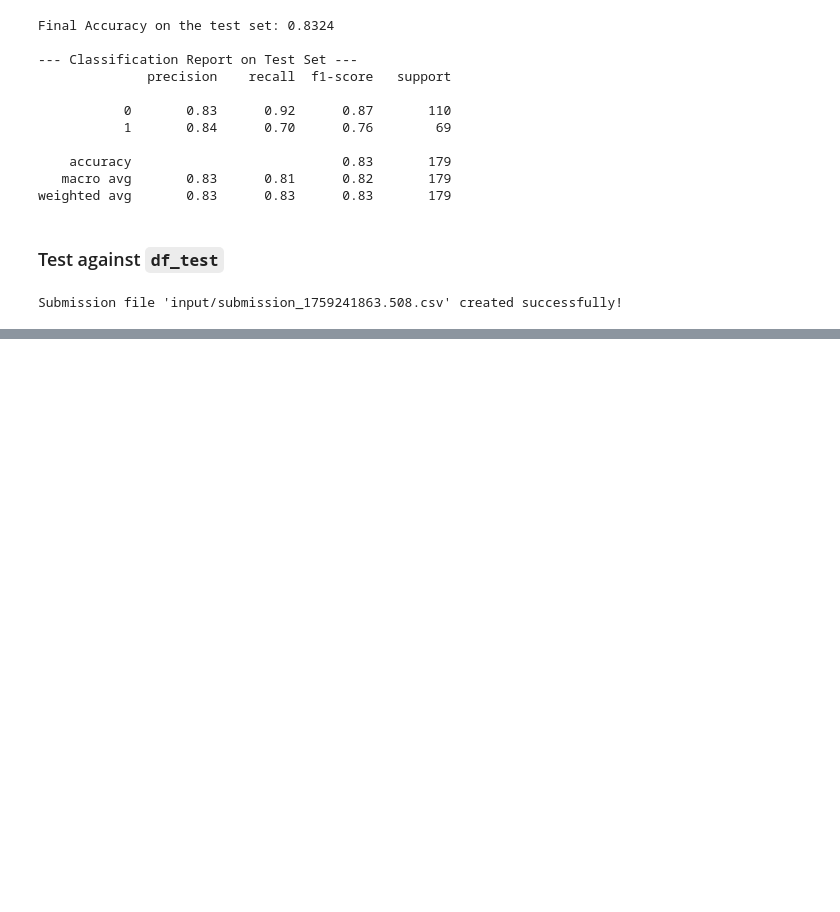
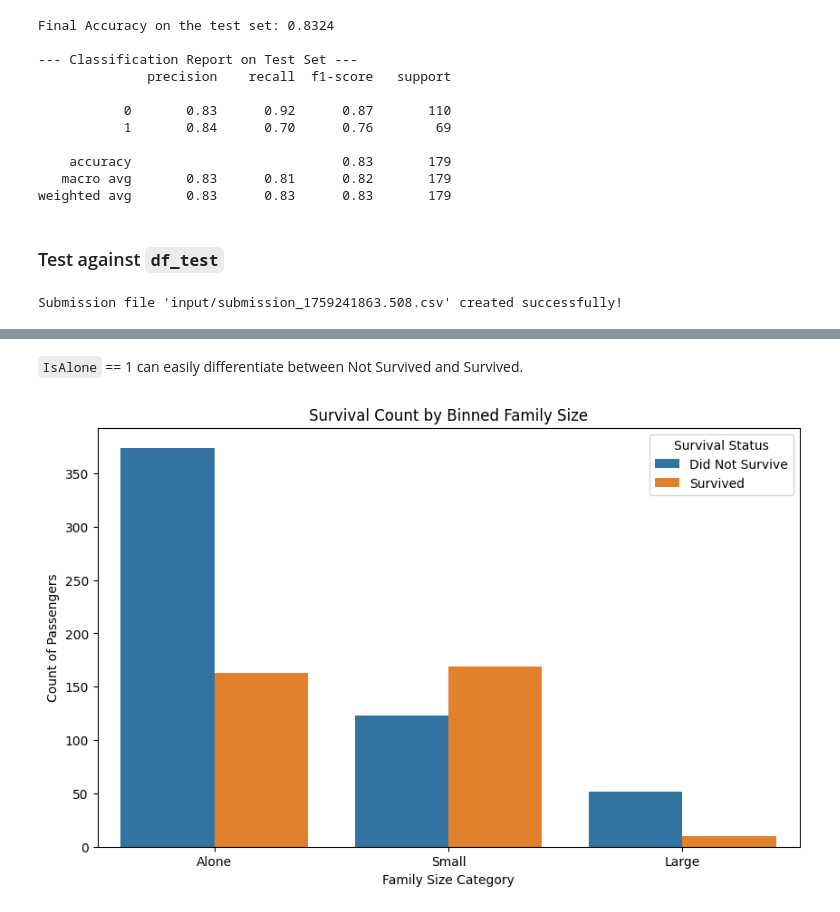
Before and after one commit to rbennum/titanic-survival, a Jupyter notebook: notebooks/improvements_1.ipynb, the cells around one changed output, grey strips where cells are left out. Saved outputs shown, nothing was run; the diff lists cells and outputs as text; code cells hidden in the pictures; blank space fills up the shorter version.

```diff
--- a/notebooks/improvements_1.ipynb
+++ b/notebooks/improvements_1.ipynb
@@ -477,0 +721,32 @@ Submission file 'input/submission_1759241863.508.csv' created successfully!
+# %% [markdown]
+`IsAlone` == 1 can easily differentiate between Not Survived and Survived.
+# %%
+df_temp = df_train.copy()
+
+# 1. First, create a total FamilySize column
+df_temp['FamilySize'] = df_temp['SibSp'] + df_temp['Parch'] + 1 # Add 1 for the person themselves
+
+# 2. Now, bin this FamilySize into categories
+def categorize_family_size(size):
+    if size == 1:
+        return 'Alone'
+    elif 2 <= size <= 4:
+        return 'Small'
+    else: # size >= 5
+        return 'Large'
+
+df_temp['FamilySizeBin'] = df_temp['FamilySize'].apply(categorize_family_size)
+
+
+# --- Plotting the new, more detailed feature ---
+plt.figure(figsize=(10, 6))
+sns.countplot(data=df_temp, x='FamilySizeBin', hue='Survived', order=['Alone', 'Small', 'Large'])
+
+# Add titles and labels for clarity
+plt.title('Survival Count by Binned Family Size')
+plt.xlabel('Family Size Category')
+plt.ylabel('Count of Passengers')
+plt.legend(title='Survival Status', labels=['Did Not Survive', 'Survived'])
+plt.show()
+# %% [output]
+[figure, added]
```
Also changed, not shown: parts of 14 cells of this notebook, 2 other files.
